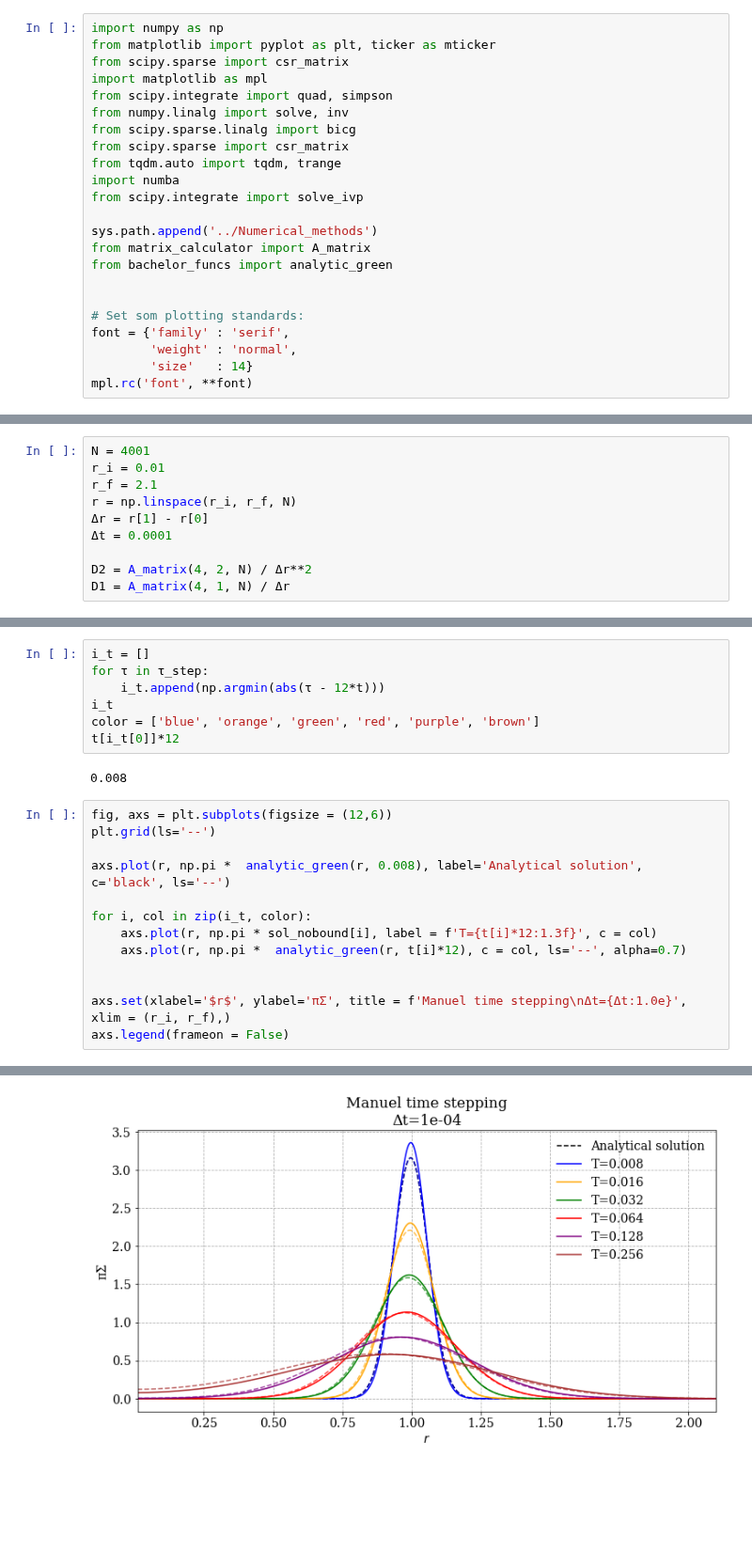
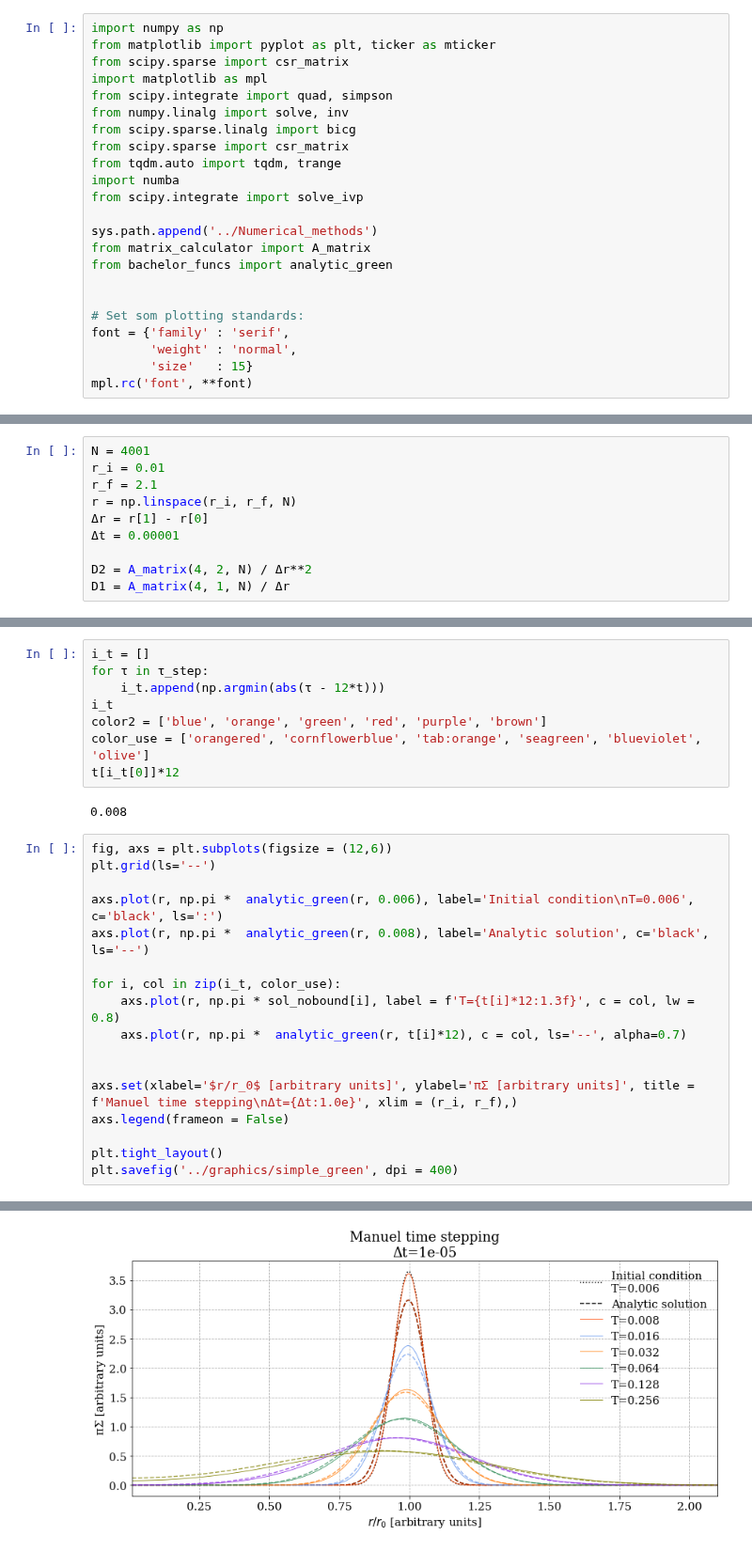
Before and after one commit to agent031/bachelor_code, a Jupyter notebook: Simple_solutions/manual_timestepping_green.ipynb, the cells around one changed output, grey strips where cells are left out. Shown at 94% size. Drawn from its saved outputs; the diff is of its cells as text; blank space fills up the shorter version.

Commit message:
Manual time stepping solved with no defined boundaries, useful for report

```diff
--- a/Simple_solutions/manual_timestepping_green.ipynb
+++ b/Simple_solutions/manual_timestepping_green.ipynb
@@ -19,7 +19,7 @@ from bachelor_funcs import analytic_green
 # Set som plotting standards:
 font = {'family' : 'serif',
         'weight' : 'normal',
-        'size'   : 14}
+        'size'   : 15}
 mpl.rc('font', **font)
 # %% [markdown]
 $$\partial_t\Sigma=\frac{3}{r}\partial_r\left[r^{1/2}\partial_r\left(\Sigma r^{1/2}\right)\right]$$
@@ -33,7 +33,7 @@ r_i = 0.01
 r_f = 2.1
 r = np.linspace(r_i, r_f, N)
 Δr = r[1] - r[0]
-Δt = 0.0001
+Δt = 0.00001
 
 D2 = A_matrix(4, 2, N) / Δr**2
 D1 = A_matrix(4, 1, N) / Δr
@@ -59,7 +59,8 @@ i_t = []
 for τ in τ_step:
     i_t.append(np.argmin(abs(τ - 12*t)))
 i_t
-color = ['blue', 'orange', 'green', 'red', 'purple', 'brown']
+color2 = ['blue', 'orange', 'green', 'red', 'purple', 'brown']
+color_use = ['orangered', 'cornflowerblue', 'tab:orange', 'seagreen', 'blueviolet', 'olive']
 t[i_t[0]]*12
 # %% [output]
 0.008
@@ -67,13 +68,17 @@ t[i_t[0]]*12
 fig, axs = plt.subplots(figsize = (12,6))
 plt.grid(ls='--')
 
-axs.plot(r, np.pi *  analytic_green(r, 0.008), label='Analytical solution', c='black', ls='--')
+axs.plot(r, np.pi *  analytic_green(r, 0.006), label='Initial condition\nT=0.006', c='black', ls=':')
+axs.plot(r, np.pi *  analytic_green(r, 0.008), label='Analytic solution', c='black', ls='--')
 
-for i, col in zip(i_t, color):
-    axs.plot(r, np.pi * sol_nobound[i], label = f'T={t[i]*12:1.3f}', c = col)
+for i, col in zip(i_t, color_use):
+    axs.plot(r, np.pi * sol_nobound[i], label = f'T={t[i]*12:1.3f}', c = col, lw = 0.8)
     axs.plot(r, np.pi *  analytic_green(r, t[i]*12), c = col, ls='--', alpha=0.7)
 
 
-axs.set(xlabel='$r$', ylabel='πΣ', title = f'Manuel time stepping\nΔt={Δt:1.0e}', xlim = (r_i, r_f),)
+axs.set(xlabel='$r/r_0$ [arbitrary units]', ylabel='πΣ [arbitrary units]', title = f'Manuel time stepping\nΔt={Δt:1.0e}', xlim = (r_i, r_f),)
 axs.legend(frameon = False)
+
+plt.tight_layout()
+plt.savefig('../graphics/simple_green', dpi = 400)
 # %% [output]
@@ -81 +85 @@ axs.legend(frameon = False)
-[figure, old version]
+[figure, new version]
```
Also changed, not shown: parts of 1 cell of this notebook, 2 other files.
